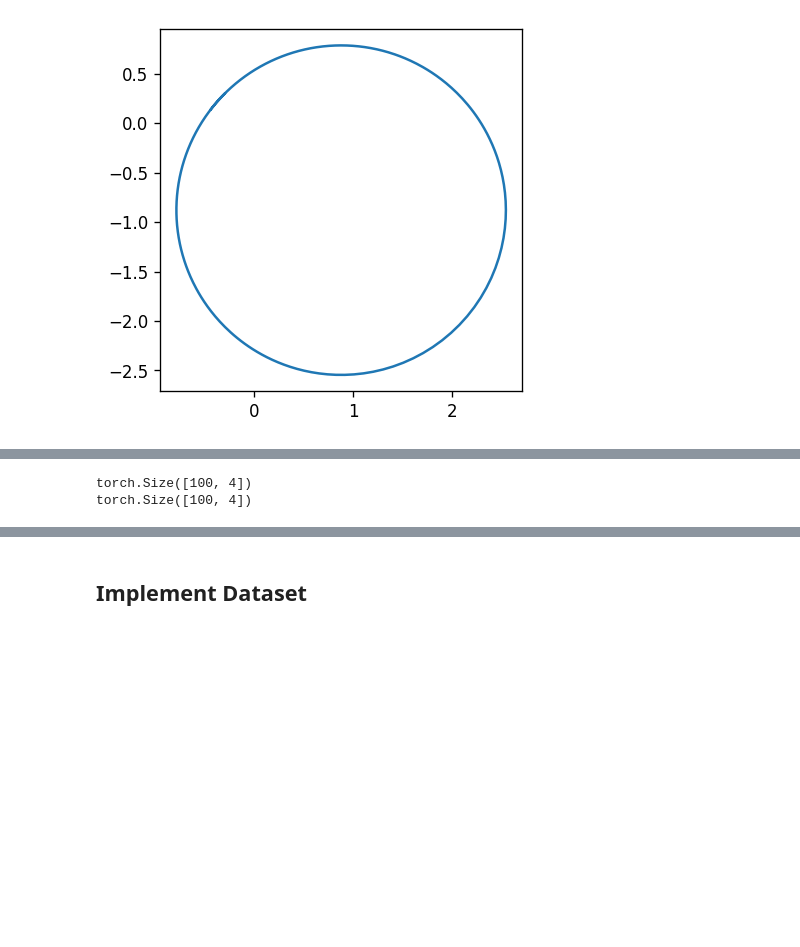
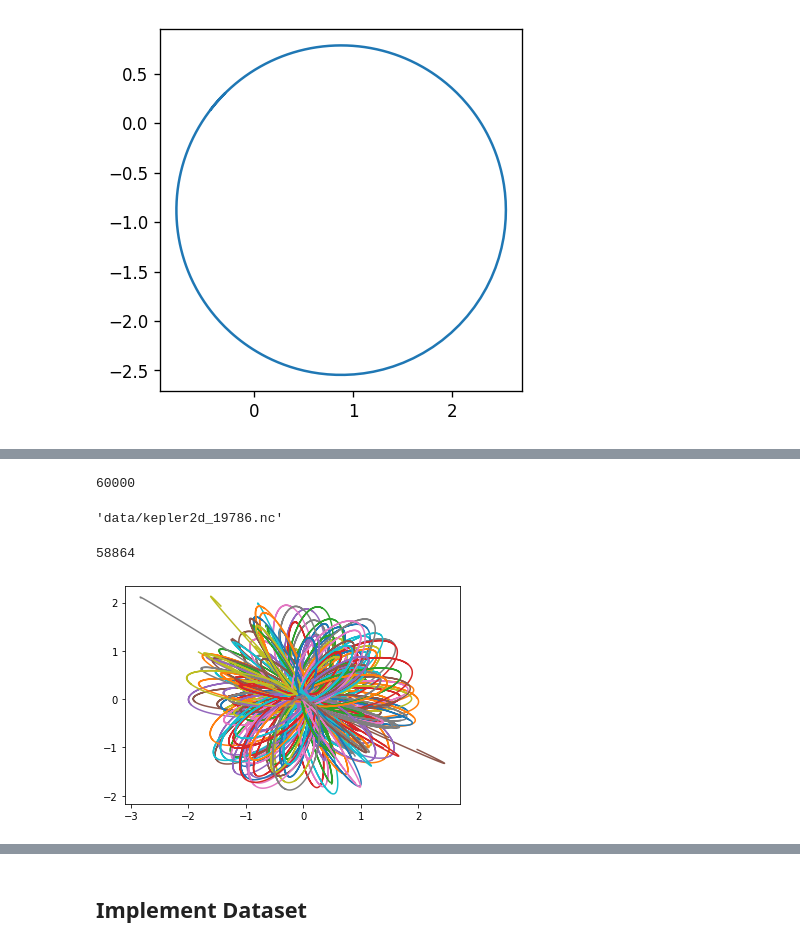
Before and after one commit to Axect/SINS, a Jupyter notebook: Kepler2D.ipynb, the cells around one changed output, grey strips where cells are left out. Saved outputs shown, nothing was run; the diff lists cells and outputs as text; code cells hidden in the pictures; blank space fills up the shorter version.

Commit message:
Data Generation complete

```diff
--- a/Kepler2D.ipynb
+++ b/Kepler2D.ipynb
@@ -113,4 +108,4 @@ sol = pool.map(ode_fn, range(0, n))
 # %%
-for i in range(n):
-    plt.plot(sol[i][:,0], sol[i][:,1])
-plt.show()
+# for i in range(n):
+#     plt.plot(sol[i][:,0], sol[i][:,1])
+# plt.show()
@@ -129,12 +114,40 @@ torch.Size([100, 100, 4])
 # %%
-pts = torch.vstack([torch.randperm(100)[:2] for i in range(n)])
-X = torch.Tensor(100,4)
-X_p = torch.Tensor(100,4)
-for i in range(100):
-    X[i,:] = sol_stack[i,pts[i,0],:]
-    X_p[i,:] = sol_stack[i,pts[i,1],:]
-print(X.shape)
-print(X_p.shape)
+# pts = torch.vstack([torch.randperm(100)[:2] for i in range(n)])
+# X = torch.Tensor(100,4)
+# X_p = torch.Tensor(100,4)
+# for i in range(100):
+#     X[i,:] = sol_stack[i,pts[i,0],:]
+#     X_p[i,:] = sol_stack[i,pts[i,1],:]
+# print(X.shape)
+# print(X_p.shape)
-# %% [output]
-torch.Size([100, 4])
-torch.Size([100, 4])
+# %%
+data = glob("data/*.nc")
+# %%
+len(data)
+# %% [output]
+60000
+# %%
+data[0]
+# %% [output]
+'data/kepler2d_19786.nc'
+# %%
+data_list = []
+for file in data:
+    data_set = Dataset(file)
+    var = data_set.variables
+    x = torch.Tensor(var["x"][:]).float()
+    y = torch.Tensor(var["y"][:]).float()
+    vx = torch.Tensor(var["vx"][:]).float()
+    vy = torch.Tensor(var["vy"][:]).float()
+    if torch.count_nonzero((torch.abs(x) > 3) | (torch.abs(y) > 3)).item() == 0:
+        df = torch.column_stack([x, y, vx, vy])
+        data_list.append(df)
+print(len(data_list))
+# %% [output]
+58864
+# %%
+for i in range(200):
+    plt.plot(data_list[i][:,0], data_list[i][:,1])
+plt.show()
+# %% [output]
+[figure, added]
```
Also changed, not shown: parts of 10 cells of this notebook, 1 other file.
